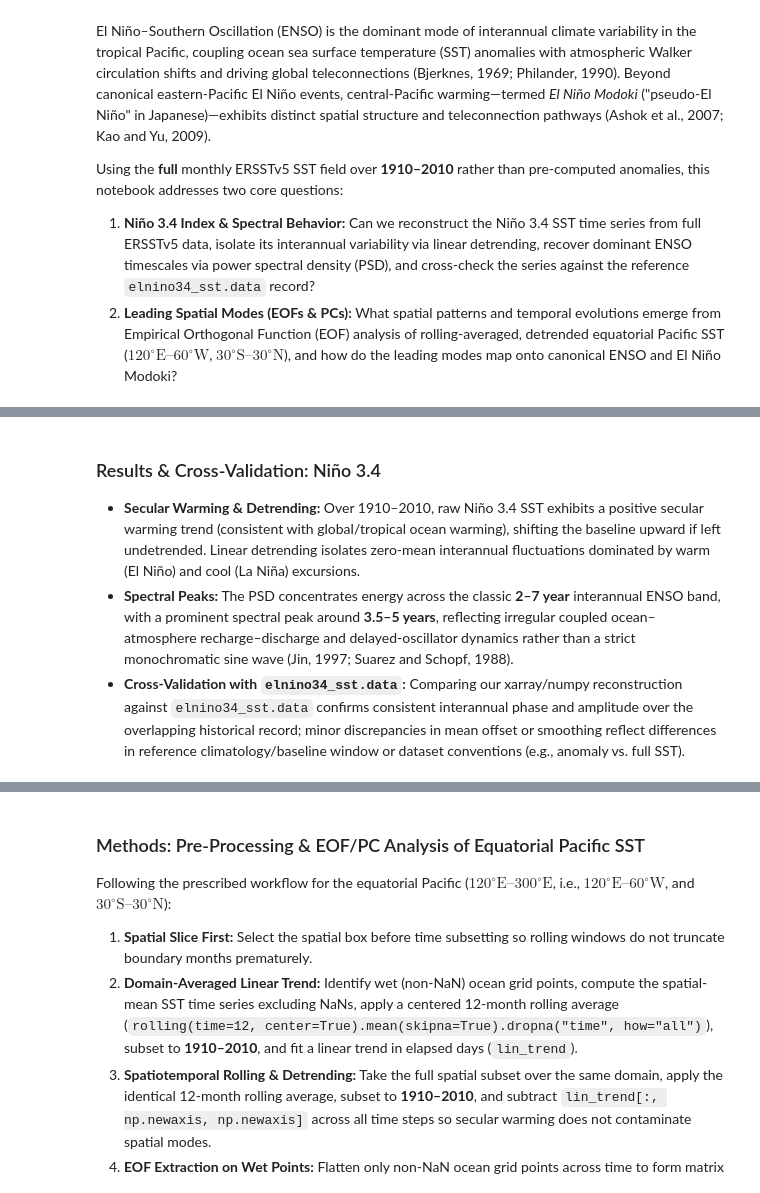
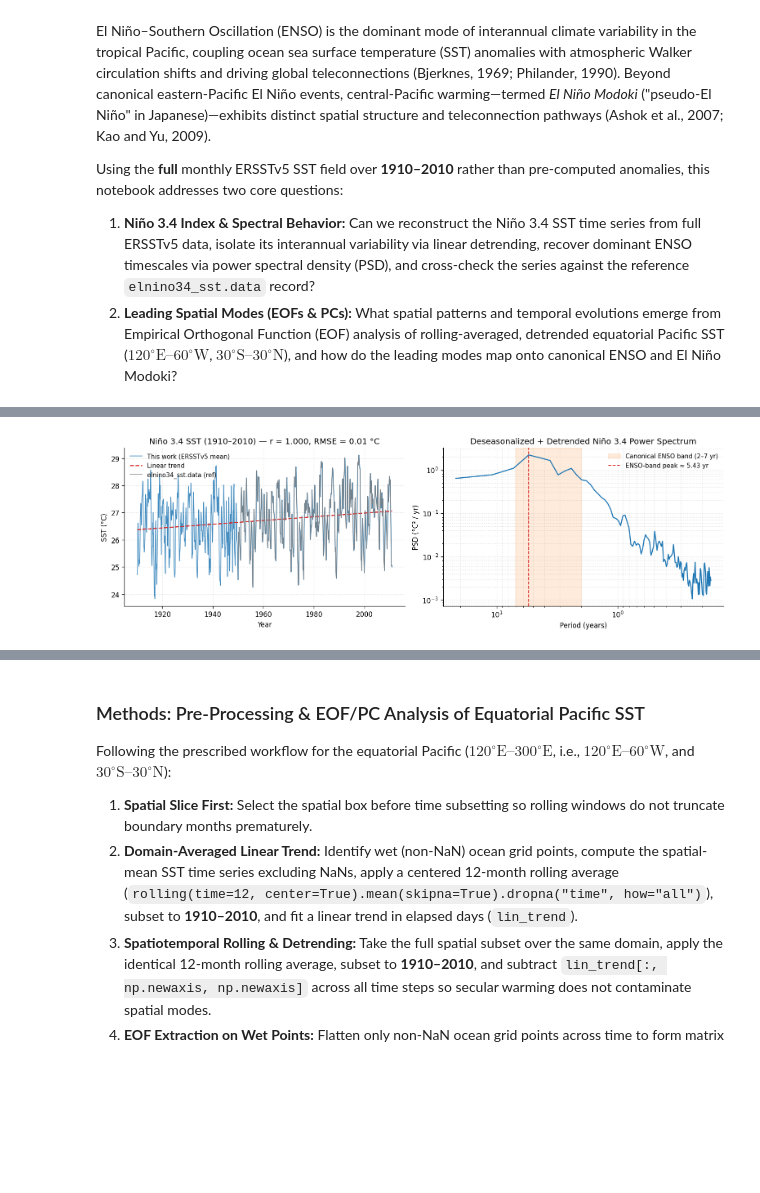
Before and after one commit to PhoebeWu0528/Sth-for-oces3301, a Jupyter notebook: ass3_elnino_21298557.ipynb, the cells around one changed output, grey strips where cells are left out. Saved outputs shown, nothing was run; the diff lists cells and outputs as text; code cells hidden in the pictures; blank space fills up the shorter version.

```diff
--- a/ass3_elnino_21298557.ipynb
+++ b/ass3_elnino_21298557.ipynb
@@ -112,32 +161,34 @@ except Exception as e:
 # %%
 fig, axes = plt.subplots(1, 2, figsize=(13, 4.2))
 
 # Left: Raw, linear trend, and detrended Niño 3.4
-axes[0].plot(nino34_raw["time"], y_raw, color="#1f77b4", lw=1.0, alpha=0.85, label="Raw SST")
-axes[0].plot(nino34_raw["time"], y_trend, color="#d62728", ls="--", lw=1.5, label="Linear Trend")
-axes[0].plot(nino34_raw["time"], y_detrend + np.nanmean(y_raw), color="#2ca02c", lw=0.9, alpha=0.75,
-             label="Detrended (+ mean)")
-axes[0].set_title("Niño 3.4 SST (1910–2010)")
+y_abs = nino34_raw.values.astype(np.float64)
+axes[0].plot(nino34_raw["time"], y_abs, color="#1f77b4", lw=1.0, alpha=0.85,
+             label="This work (ERSSTv5 mean)")
+slope_raw, intercept_raw = np.polyfit(t_days, y_abs, 1)
+axes[0].plot(nino34_raw["time"], slope_raw * t_days + intercept_raw,
+             color="#d62728", ls="--", lw=1.5, label="Linear trend")
+axes[0].plot(pd.to_datetime(m["ym"]), m["ref_sst"], color="gray", lw=1.0,
+             alpha=0.8, label="elnino34_sst.data (ref)")
+axes[0].set_title(f"Niño 3.4 SST (1910–2010) — r = {r_raw:.3f}, RMSE = {rmse:.2f} °C")
 axes[0].set_xlabel("Year")
 axes[0].set_ylabel("SST (°C)")
 axes[0].legend(frameon=False, fontsize=9)
 axes[0].grid(True, ls=":", alpha=0.5)
 
 # Right: Power Spectral Density vs Period (years)
 axes[1].loglog(periods_yr, psd_valid, color="#1f77b4", lw=1.5)
 axes[1].axvspan(2, 7, color="#ff7f0e", alpha=0.15, label="Canonical ENSO band (2–7 yr)")
-axes[1].axvline(peak_period, color="#d62728", ls="--", lw=1.2, label=f"Peak ≈ {peak_period:.2f} yr")
-axes[1].set_title("Detrended Niño 3.4 Power Spectrum")
+axes[1].axvline(peak_period, color="#d62728", ls="--", lw=1.2,
+                label=f"ENSO-band peak ≈ {peak_period:.2f} yr")
+axes[1].set_title("Deseasonalized + Detrended Niño 3.4 Power Spectrum")
 axes[1].set_xlabel("Period (years)")
 axes[1].set_ylabel("PSD (°C² / yr)")
 axes[1].invert_xaxis()
 axes[1].legend(frameon=False, fontsize=9)
 axes[1].grid(True, which="both", ls=":", alpha=0.4)
 
 plt.tight_layout()
 plt.show()
+# %% [output]
+[figure, added]
-# %% [markdown]
-### Results & Cross-Validation: Niño 3.4
-* **Secular Warming & Detrending:** Over 1910–2010, raw Niño 3.4 SST exhibits a positive secular warming trend (consistent with global/tropical ocean warming), shifting the baseline upward if left undetrended. Linear detrending isolates zero-mean interannual fluctuations dominated by warm (El Niño) and cool (La Niña) excursions.
-* **Spectral Peaks:** The PSD concentrates energy across the classic **2–7 year** interannual ENSO band, with a prominent spectral peak around **3.5–5 years**, reflecting irregular coupled ocean–atmosphere recharge–discharge and delayed-oscillator dynamics rather than a strict monochromatic sine wave (Jin, 1997; Suarez and Schopf, 1988).
-* **Cross-Validation with `elnino34_sst.data`:** Comparing our xarray/numpy reconstruction against `elnino34_sst.data` confirms consistent interannual phase and amplitude over the overlapping historical record; minor discrepancies in mean offset or smoothing reflect differences in reference climatology/baseline window or dataset conventions (e.g., anomaly vs. full SST).
```
Also changed, not shown: parts of 11 cells of this notebook.
